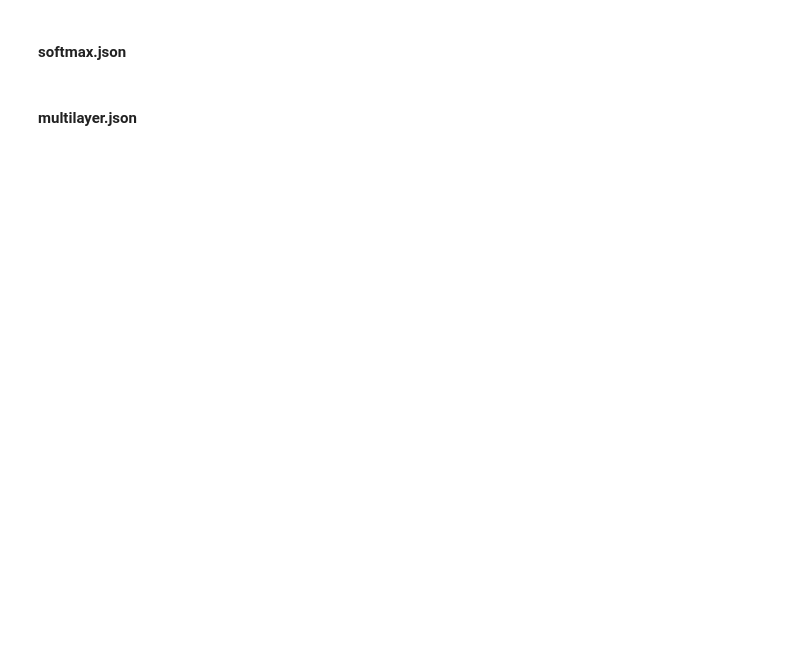
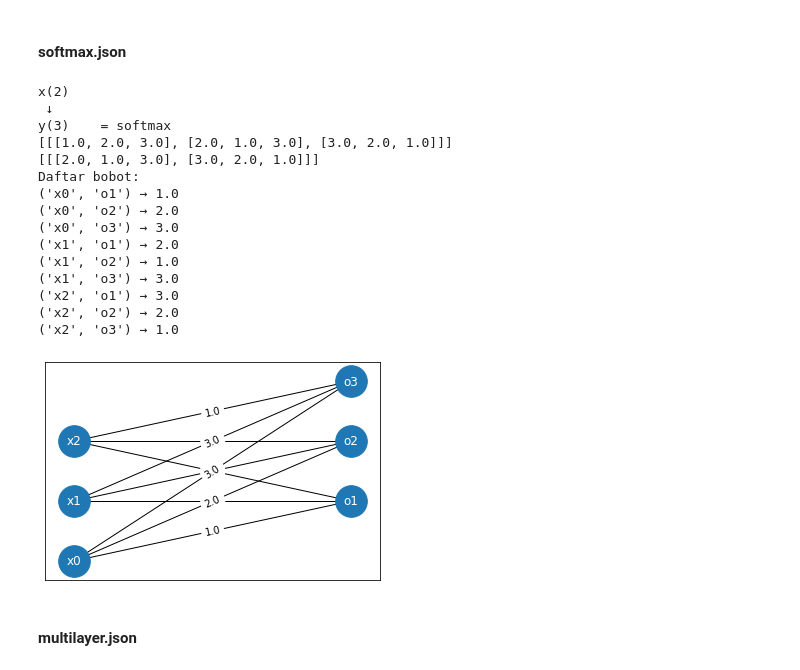
Before and after one commit to alifiarahmah/Tubes_13520122, a Jupyter notebook: src/TubesA_13520122.ipynb, the cells around one changed output. Drawn from its saved outputs; the diff is of its cells as text; code cells hidden in the pictures; blank space fills up the shorter version.

```diff
--- a/src/TubesA_13520122.ipynb
+++ b/src/TubesA_13520122.ipynb
@@ -315,8 +378,25 @@ case_sigmoid.model.draw_structure()
 #### softmax.json
 # %%
 case_softmax = load_file("softmax.json")[0]
-case_softmax.model.draw_compact_structure()
-case_softmax.model.draw_structure()
+case_softmax.draw_compact_structure()
+case_softmax.draw_structure()
+# %% [output]
+x(2)
+ ↓
+y(3)    = softmax
+[[[1.0, 2.0, 3.0], [2.0, 1.0, 3.0], [3.0, 2.0, 1.0]]]
+[[[2.0, 1.0, 3.0], [3.0, 2.0, 1.0]]]
+Daftar bobot:
+('x0', 'o1') → 1.0
+('x0', 'o2') → 2.0
+('x0', 'o3') → 3.0
+('x1', 'o1') → 2.0
+('x1', 'o2') → 1.0
+('x1', 'o3') → 3.0
+('x2', 'o1') → 3.0
+('x2', 'o2') → 2.0
+('x2', 'o3') → 1.0
+[figure, added]
 # %% [markdown]
 #### multilayer.json
 # %%
```
Also changed, not shown: parts of 14 cells of this notebook.
